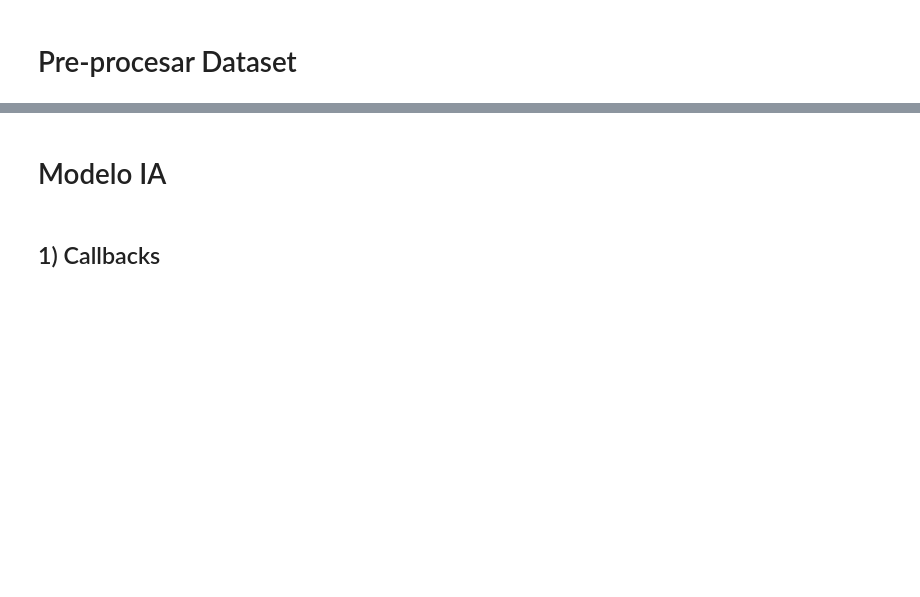
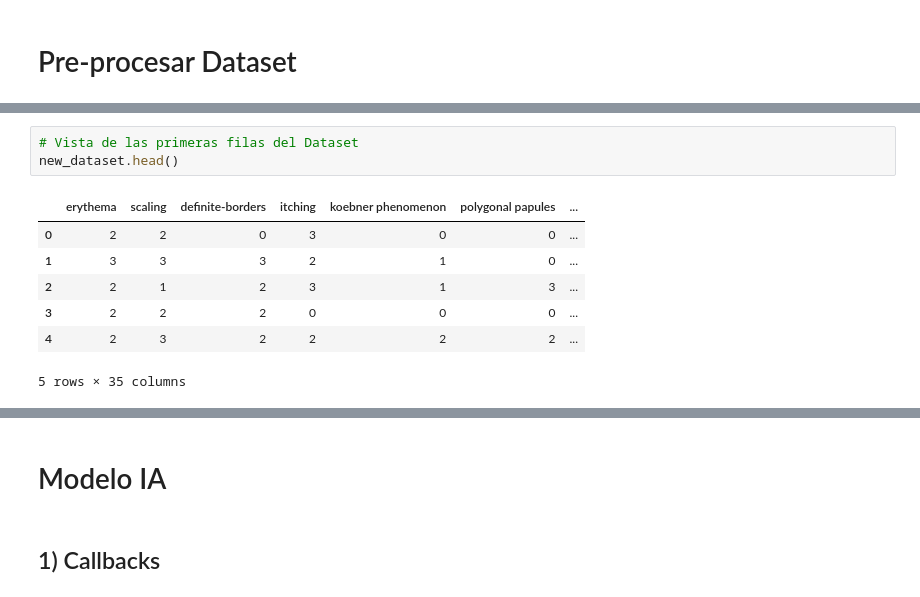
Before and after one commit to LFGuzman2105/proyecto_sp1_IA, a Jupyter notebook: proyecto_IA_dermatologia.ipynb, the cells around one changed output, grey strips where cells are left out. Drawn from its saved outputs; the diff is of its cells as text; blank space fills up the shorter version.

```diff
--- a/proyecto_IA_dermatologia.ipynb
+++ b/proyecto_IA_dermatologia.ipynb
@@ -121,0 +110,11 @@ dtype: int64
+# %%
+# Vista de las primeras filas del Dataset
+new_dataset.head()
+# %% [output]
+|  | erythema | scaling | definite-borders | itching | koebner phenomenon | polygonal papules | ... |
+| 0 | 2 | 2 | 0 | 3 | 0 | 0 | ... |
+| 1 | 3 | 3 | 3 | 2 | 1 | 0 | ... |
+| 2 | 2 | 1 | 2 | 3 | 1 | 3 | ... |
+| 3 | 2 | 2 | 2 | 0 | 0 | 0 | ... |
+| 4 | 2 | 3 | 2 | 2 | 2 | 2 | ... |
+5 rows × 35 columns
```
Also changed, not shown: parts of 23 cells of this notebook.
